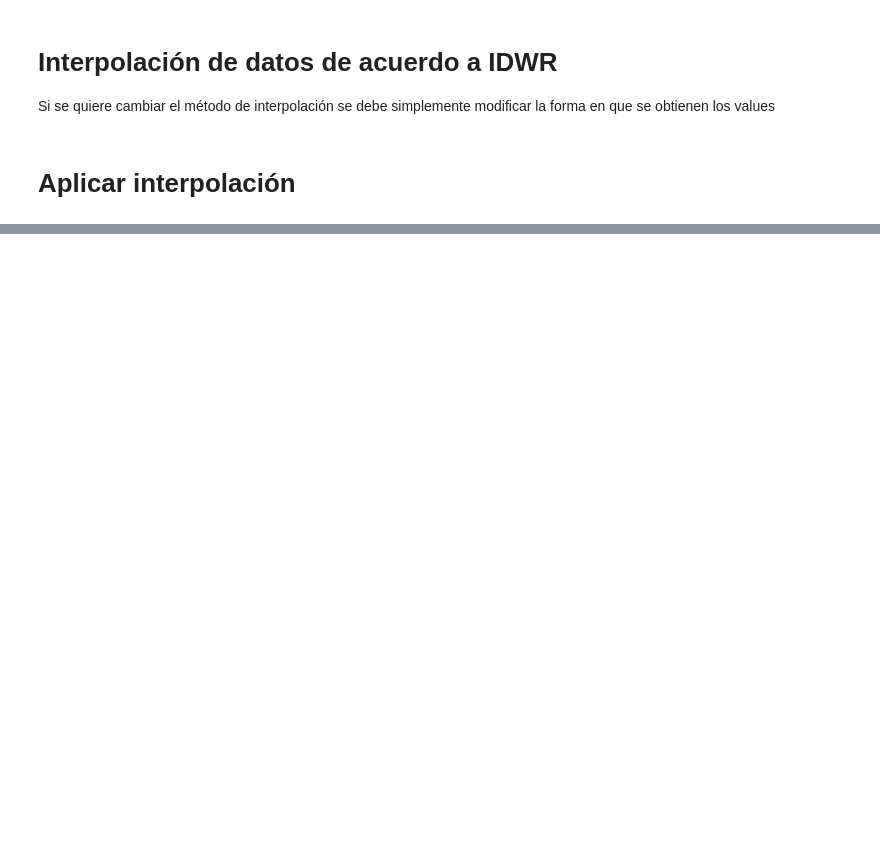
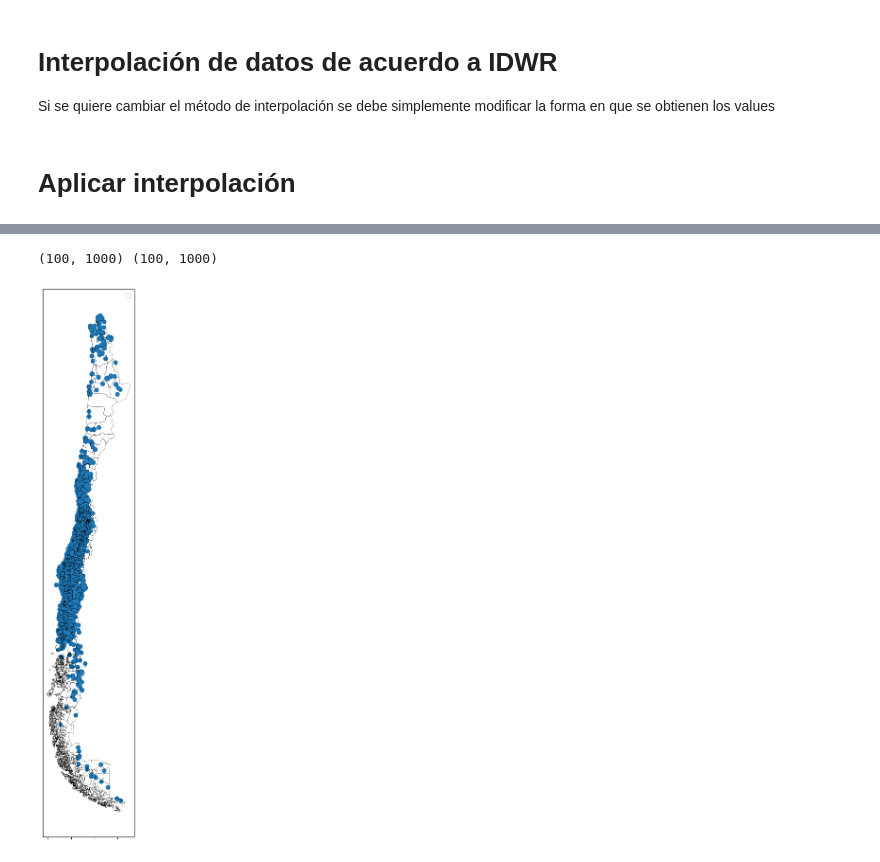
Before and after one commit to rbenatuilv/Junaeb-IMT-Capstone, a Jupyter notebook: Distancias/interpolation.ipynb, the cells around one changed output, grey strips where cells are left out. Drawn from its saved outputs; the diff is of its cells as text; code cells hidden in the pictures; blank space fills up the shorter version.

```diff
--- a/Distancias/interpolation.ipynb
+++ b/Distancias/interpolation.ipynb
@@ -79,0 +82,18 @@ plot_interpolation(grid_x, grid_y, z_idw, geometry_bound=comunas_proyected,name_
+# %%
+def show_schools_and_comunas(comunas, colegios, values_colegios, name_graph):
+
+    print(grid_x.shape,grid_y.shape)
+
+    fig,ax=plt.subplots(1,1,figsize=(15,15))
+
+    colegios.plot(ax=ax)
+    comunas.boundary.plot(ax=ax,color='k',lw=0.2)
+    ax.set_yticklabels([])
+    ax.set_xticklabels([])
+    ax.legend([])
+    # ax.plot(grid_x, grid_y, marker='.', markersize=1,color='k', linestyle='none')
+# %%
+show_schools_and_comunas(comunas_proyected, colegios, np.ones(len(colegios["values"])), name_graph='Colegios puntuales')
+# %% [output]
+(100, 1000) (100, 1000)
+[figure, added]
```
Also changed, not shown: parts of 2 cells of this notebook.
